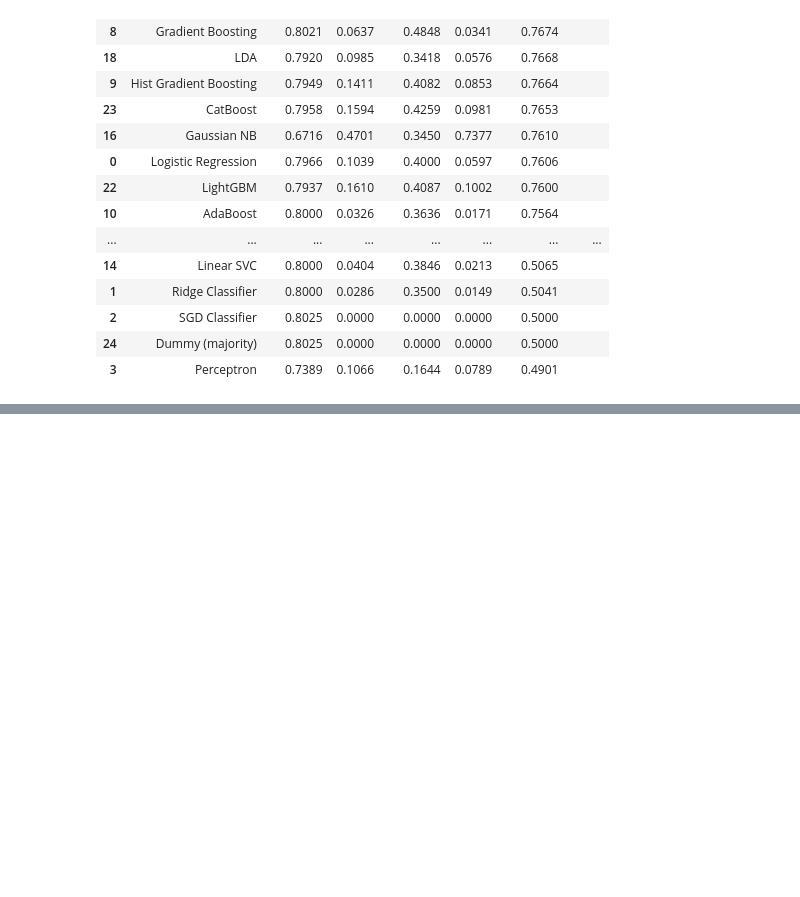
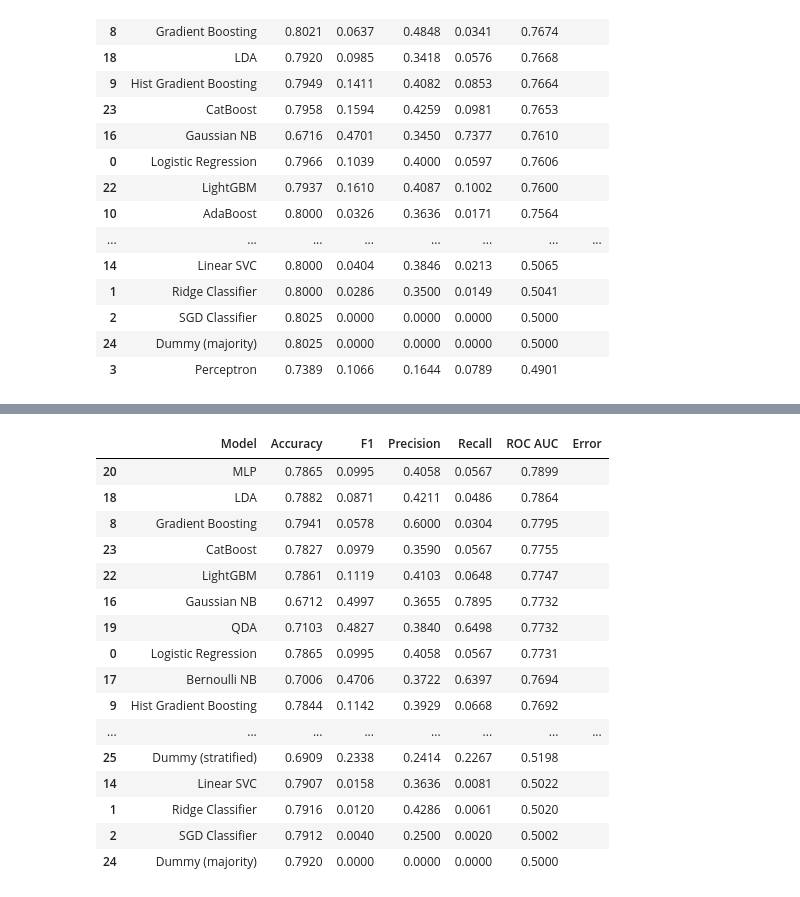
Before and after one commit to abhishek-tiwari-nitrr/Thunderstorm-Forecasting, a Jupyter notebook: notebook/03_preprocessing.ipynb, the cells around one changed output, grey strips where cells are left out. Drawn from its saved outputs; the diff is of its cells as text; code cells hidden in the pictures; blank space fills up the shorter version.

```diff
--- a/notebook/03_preprocessing.ipynb
+++ b/notebook/03_preprocessing.ipynb
@@ -312,0 +412,8 @@ results_df
+# %%
+top5_models = {
+    "Gaussian NB + SMOTE": GaussianNB(),
+    "Bernoulli NB + SMOTE": BernoulliNB(),
+    "QDA + SMOTE": QuadraticDiscriminantAnalysis(),
+    "Nu SVC + SMOTE": NuSVC(nu=0.1, probability=True, random_state=42),
+    "Extra Tree + SMOTE": ExtraTreeClassifier(random_state=42)
+}
@@ -312,0 +574,82 @@ results_df
+# %%
+split_idx = int(len(X) * 0.8)
+X_train, X_test = X.iloc[:split_idx], X.iloc[split_idx:]
+y_train, y_test = y.iloc[:split_idx], y.iloc[split_idx:]
+# %%
+pipelines_v1 = {}
+
+for name, model in models.items():
+    pipelines_v1[name] = Pipeline(steps=[
+        ('scaler', StandardScaler()),
+        ('model',  model)
+    ])
+
+results = []
+
+for name, pipeline in pipelines_v1.items():
+    with mlflow.start_run(run_name=name):
+        try:
+            pipeline.fit(X_train, y_train)
+            y_pred = pipeline.predict(X_test)
+            if name in no_proba_models:
+                roc_auc = roc_auc_score(y_test, y_pred)
+            else:
+                y_prob  = pipeline.predict_proba(X_test)[:, 1]
+                roc_auc = roc_auc_score(y_test, y_prob)
+            acc = accuracy_score(y_test, y_pred)
+            f1 = f1_score(y_test, y_pred, zero_division=0)
+            precision = precision_score(y_test, y_pred, zero_division=0)
+            recall  = recall_score(y_test, y_pred, zero_division=0)
+
+            mlflow.log_param("model", name+"_split_change")
+            mlflow.log_param("scaler", "StandardScaler")
+            mlflow.log_param("test_size", 0.2)
+
+            mlflow.log_metric("accuracy", acc)
+            mlflow.log_metric("f1_score", f1)
+            mlflow.log_metric("precision", precision)
+            mlflow.log_metric("recall", recall)
+            mlflow.log_metric("roc_auc", roc_auc)
+
+            mlflow.sklearn.log_model(pipeline, name=name)
+
+            results.append({
+                "Model": name,
+                "Accuracy": round(acc, 4),
+                "F1": round(f1, 4),
+                "Precision": round(precision, 4),
+                "Recall": round(recall, 4),
+                "ROC AUC": round(roc_auc, 4),
+                "Error": ""
+            })
+
+        except Exception as e:
+            results.append({
+                "Model": name,
+                "Accuracy": "",
+                "F1": "",
+                "Precision": "",
+                "Recall": "",
+                "ROC AUC": "",
+                "Error": e
+            })
+results_df = pd.DataFrame(results).sort_values("ROC AUC", ascending=False)
+results_df
+# %% [output]
+|  | Model | Accuracy | F1 | Precision | Recall | ROC AUC | Error |
+| 20 | MLP | 0.7865 | 0.0995 | 0.4058 | 0.0567 | 0.7899 |  |
+| 18 | LDA | 0.7882 | 0.0871 | 0.4211 | 0.0486 | 0.7864 |  |
+| 8 | Gradient Boosting | 0.7941 | 0.0578 | 0.6000 | 0.0304 | 0.7795 |  |
+| 23 | CatBoost | 0.7827 | 0.0979 | 0.3590 | 0.0567 | 0.7755 |  |
+| 22 | LightGBM | 0.7861 | 0.1119 | 0.4103 | 0.0648 | 0.7747 |  |
+| 16 | Gaussian NB | 0.6712 | 0.4997 | 0.3655 | 0.7895 | 0.7732 |  |
+| 19 | QDA | 0.7103 | 0.4827 | 0.3840 | 0.6498 | 0.7732 |  |
+| 0 | Logistic Regression | 0.7865 | 0.0995 | 0.4058 | 0.0567 | 0.7731 |  |
+| 17 | Bernoulli NB | 0.7006 | 0.4706 | 0.3722 | 0.6397 | 0.7694 |  |
+| 9 | Hist Gradient Boosting | 0.7844 | 0.1142 | 0.3929 | 0.0668 | 0.7692 |  |
+| ... | ... | ... | ... | ... | ... | ... | ... |
+| 25 | Dummy (stratified) | 0.6909 | 0.2338 | 0.2414 | 0.2267 | 0.5198 |  |
+| 14 | Linear SVC | 0.7907 | 0.0158 | 0.3636 | 0.0081 | 0.5022 |  |
+| 1 | Ridge Classifier | 0.7916 | 0.0120 | 0.4286 | 0.0061 | 0.5020 |  |
+| 2 | SGD Classifier | 0.7912 | 0.0040 | 0.2500 | 0.0020 | 0.5002 |  |
+| 24 | Dummy (majority) | 0.7920 | 0.0000 | 0.0000 | 0.0000 | 0.5000 |  |
```
Also changed, not shown: parts of 23 cells of this notebook.
